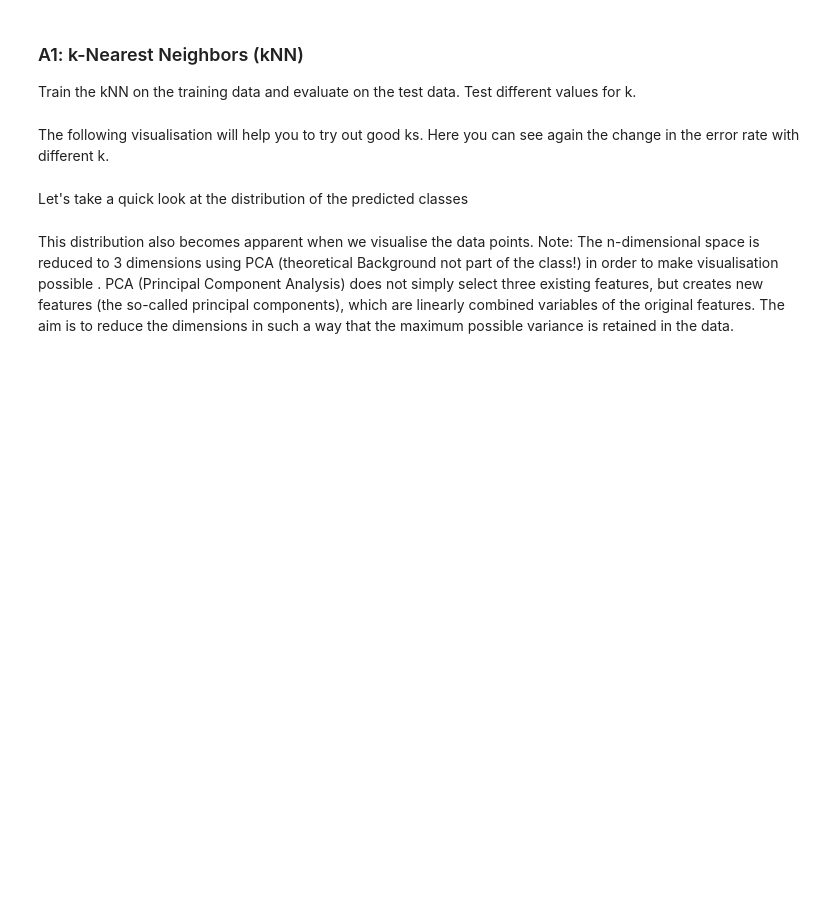
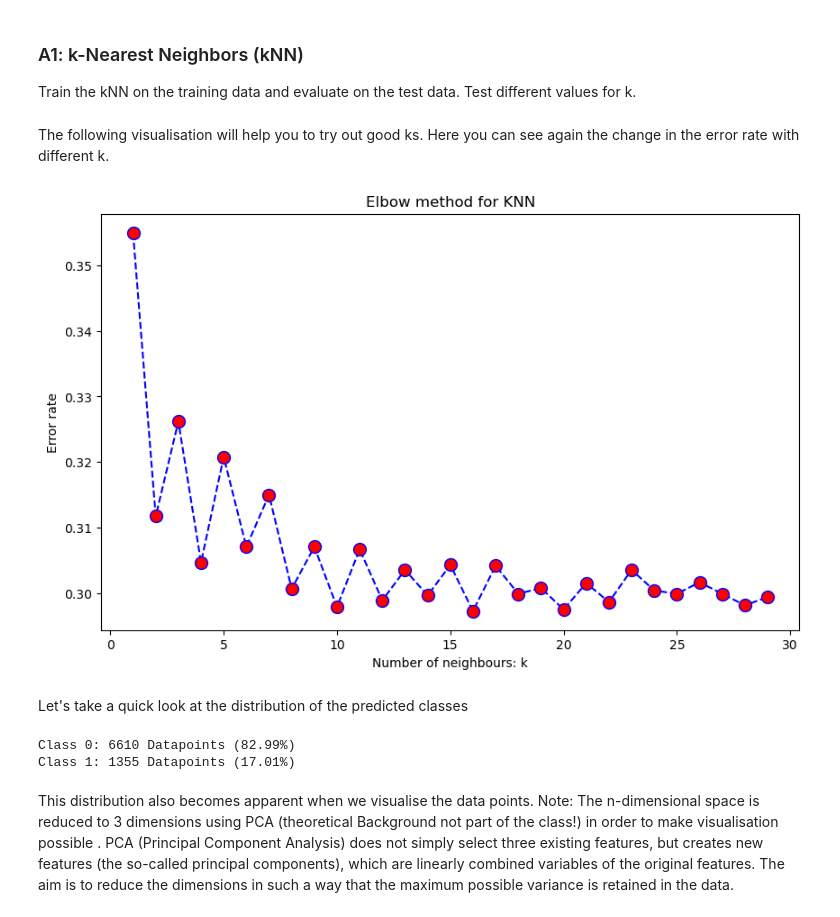
Before and after one commit to jordantatue/datamining, a Jupyter notebook: data_kNN_SVM.ipynb, the cells around one changed output. Saved outputs shown, nothing was run; the diff lists cells and outputs as text; code cells hidden in the pictures; blank space fills up the shorter version.

```diff
--- a/data_kNN_SVM.ipynb
+++ b/data_kNN_SVM.ipynb
@@ -54,7 +61,7 @@ try:
     dfPrepared =dfPrepared.replace({True : 1,False: 0})
 except Exception as e:
     print(e)
-dfPrepared['high_count'] = np.where(dfPrepared['count'] > 12, 1, 0)
+dfPrepared['high_count'] = np.where(dfPrepared['count'] > 10, 1, 0)
 dfPrepared
 # dfPrepared['weekday'].unique()
 # %% [output]
@@ -125,8 +146,12 @@ In the following, the algorithms kNN and SVM are to be trained and tested. For t
 # %%
 from sklearn.model_selection import train_test_split
 
-x = dfnorm.drop(['high_count'], axis = 1)
-y = dfnorm['high_count'].astype(int)
+# we decide to reduced the dataset because we haved a lot of data, which caused the bug of the KNN algorithm
+
+df_sampled = dfnorm.sample(frac=0.1, random_state=42)
+df_sampled.to_csv('df_sample_data.csv', index=False)
+x = df_sampled.drop(['high_count'], axis = 1)
+y = df_sampled['high_count'].astype(int)
 
 x_train, x_test, y_train, y_test = train_test_split(x, y,
                                     random_state = 101, stratify = y, test_size = 0.3)
@@ -138,28 +163,30 @@ The following visualisation will help you to try out good ks. Here you can see a
 # %%
 import numpy as np
 import matplotlib.pyplot as plt
 from sklearn.neighbors import KNeighborsClassifier
 from sklearn.metrics import accuracy_score
 
 error_rate = []
 
 k_range = range(1, 30)
 
 for k in k_range:
     knn = KNeighborsClassifier(n_neighbors=k)
     knn.fit(x_train, y_train)
 
     y_pred = knn.predict(x_test)
 
     error_rate.append(1 - accuracy_score(y_test, y_pred))
 
-# plt.figure(figsize=(10,6))
-# plt.plot(k_range, error_rate, color='blue', linestyle='dashed', marker='o',
-#          markerfacecolor='red', markersize=10)
-# plt.title('Elbow method for KNN')
-# plt.xlabel('Number of neighbours: k')
-# plt.ylabel('Error rate')
-# plt.show()
+plt.figure(figsize=(10,6))
+plt.plot(k_range, error_rate, color='blue', linestyle='dashed', marker='o',
+         markerfacecolor='red', markersize=10)
+plt.title('Elbow method for KNN')
+plt.xlabel('Number of neighbours: k')
+plt.ylabel('Error rate')
+plt.show()
+# %% [output]
+[figure, added]
 # %%
 # space
 from sklearn.neighbors import KNeighborsClassifier
@@ -182,6 +209,9 @@ percentages = (counts / total) * 100
 # Output of the results
 for u, count, percentage in zip(unique, counts, percentages):
     print(f'Class {u}: {count} Datapoints ({percentage:.2f}%)')
+# %% [output]
+Class 0: 6610 Datapoints (82.99%)
+Class 1: 1355 Datapoints (17.01%)
 # %% [markdown]
 This distribution also becomes apparent when we visualise the data points. Note: The n-dimensional space is reduced to 3 dimensions using PCA (theoretical Background not part of the class!) in order to make visualisation possible . PCA (Principal Component Analysis) does not simply select three existing features, but creates new features (the so-called principal components), which are linearly combined variables of the original features. The aim is to reduce the dimensions in such a way that the maximum possible variance is retained in the data.
 # %%
```
Also changed, not shown: parts of 34 cells of this notebook, 2 other files.
